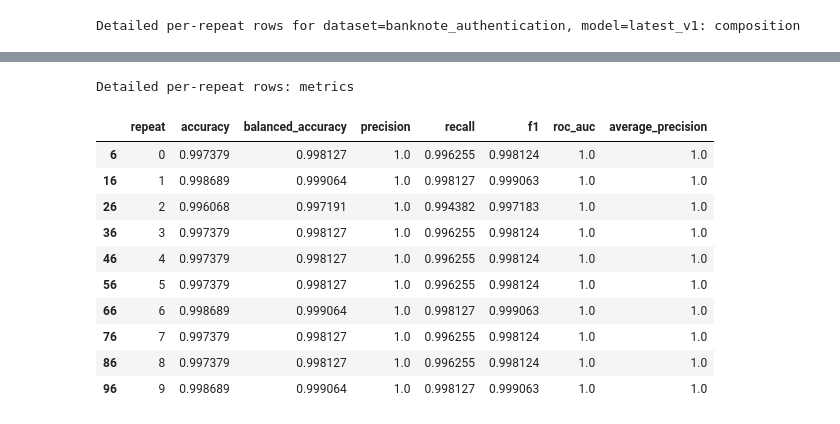
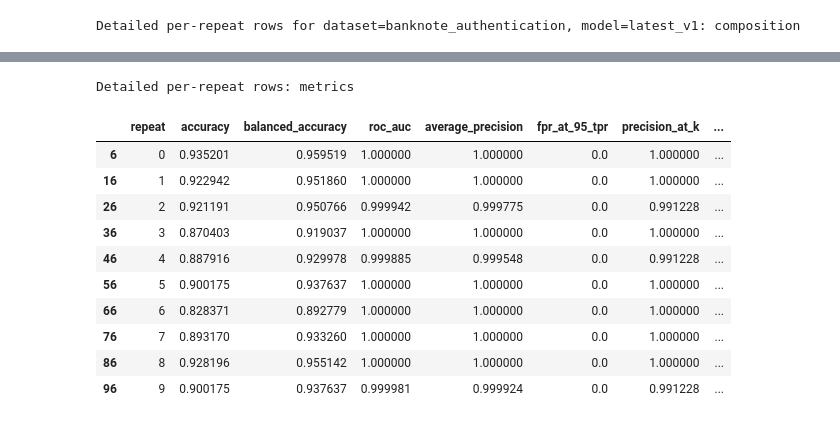
Before and after one commit to qinglong-tian/slim_pretrain, a Jupyter notebook: notebooks/benchmark/pu_classifier_playground.ipynb, the cells around one changed output, grey strips where cells are left out. Drawn from its saved outputs; the diff is of its cells as text; code cells hidden in the pictures.

```diff
--- a/notebooks/benchmark/pu_classifier_playground.ipynb
+++ b/notebooks/benchmark/pu_classifier_playground.ipynb
@@ -62,8 +61,8 @@ CHECKPOINT_PATHS = {
 DEVICE = 'auto'  # auto | cpu | cuda | mps
 
 # PU protocol config
-LP_UP_RATIO = (7, 3)  # 40% labeled-positive, 60% unlabeled-positive
-UNLABELED_OUTLIER_FRACTION = 0.7
+LP_UP_RATIO = (4, 6)  # 40% labeled-positive, 60% unlabeled-positive
+UNLABELED_OUTLIER_FRACTION = 0.2
 DEFAULT_INLIER_CLASS = 0
 INLIER_CLASS_BY_DATASET: Dict[str, int] = {
     # Override per dataset if needed (values must be 0 or 1 after binary coercion).
@@ -76,9 +75,10 @@ INLIER_CLASS_BY_DATASET: Dict[str, int] = {
 
 NUM_REPEATS = 10
 BASE_SEED = 20260219
-THRESHOLD = 0.50
+# Outlier evaluation uses logit scores (threshold-free ranking metrics).
 USE_STANDARD_SCALER = False
 MAX_FEATURES: Optional[int] = None
+MAX_POSITIVE: Optional[int] = 800  # e.g., 300; sample positives first, then split by LP_UP_RATIO
 
 OPENML_CACHE_DIR = repo_root / '.cache' / 'openml'
 OPENML_CACHE_DIR.mkdir(parents=True, exist_ok=True)
@@ -577,6 +642,7 @@ for repeat_idx in range(NUM_REPEATS):
             labeled_positive_fraction=labeled_positive_fraction,
             unlabeled_outlier_fraction=UNLABELED_OUTLIER_FRACTION,
             seed=split_seed,
+            max_positive=MAX_POSITIVE,
         )
 
         for model_name, clf in models.items():
@@ -585,7 +651,6 @@ for repeat_idx in range(NUM_REPEATS):
                 X_labeled_pos=pu['X_labeled_pos'],
                 X_unlabeled=pu['X_unlabeled'],
                 y_unlabeled_true=pu['y_unlabeled_true'],
-                threshold=THRESHOLD,
                 use_standard_scaler=USE_STANDARD_SCALER,
             )
 
@@ -601,6 +666,8 @@ for repeat_idx in range(NUM_REPEATS):
                     'outlier_raw_label': str(ds['inverse_label_mapping'].get(1 - inlier_class, 'unknown')),
                     'n_rows': int(ds['n_rows']),
                     'n_features': int(ds['n_features']),
+                    'n_positive_total': int(pu['n_positive_total']),
+                    'n_positive_sampled': int(pu['n_positive_sampled']),
                     'n_labeled_pos': int(pu['n_labeled_pos']),
                     'n_unlabeled_pos': int(pu['n_unlabeled_pos']),
                     'n_unlabeled_out': int(pu['n_unlabeled_out']),
@@ -618,15 +685,16 @@ if repeat_results_df.empty:
 print('\nPer-repeat snapshot (first 20 rows): identifiers + composition')
 repeat_view_cols = [
     'repeat', 'dataset', 'model', 'inlier_raw_label', 'outlier_raw_label',
-    'n_labeled_pos', 'n_unlabeled_pos', 'n_unlabeled_out', 'n_unlabeled_total',
-    'actual_unlabeled_outlier_fraction',
+    'n_positive_total', 'n_positive_sampled', 'n_labeled_pos', 'n_unlabeled_pos',
+    'n_unlabeled_out', 'n_unlabeled_total', 'actual_unlabeled_outlier_fraction',
 ]
 display(repeat_results_df[repeat_view_cols].head(20))
 
 print('Per-repeat snapshot (first 20 rows): metrics')
 repeat_metric_cols = [
     'repeat', 'dataset', 'model',
-    'accuracy', 'balanced_accuracy', 'precision', 'recall', 'f1', 'roc_auc', 'average_precision',
+    'accuracy', 'balanced_accuracy', 'roc_auc', 'average_precision', 'fpr_at_95_tpr',
+    'precision_at_k', 'recall_at_k', 'outlier_score_gap',
 ]
 display(repeat_results_df[repeat_metric_cols].head(20))
 # %% [output]
@@ -681,14 +749,17 @@ Per-repeat snapshot (first 20 rows): metrics
 metric_cols = [
     'accuracy',
     'balanced_accuracy',
-    'precision',
-    'recall',
-    'f1',
     'roc_auc',
     'average_precision',
+    'fpr_at_95_tpr',
+    'precision_at_k',
+    'recall_at_k',
+    'outlier_score_gap',
 ]
 
 composition_cols = [
+    'n_positive_total',
+    'n_positive_sampled',
     'n_labeled_pos',
     'n_unlabeled_pos',
     'n_unlabeled_out',
@@ -716,14 +787,16 @@ summary_df = avg_metrics_df.merge(std_metrics_df, on=['dataset', 'model'], how='
 print('Average over repeats: compact metric view')
 summary_metric_view_cols = [
     'dataset', 'model',
-    'roc_auc', 'average_precision', 'f1', 'balanced_accuracy', 'accuracy', 'precision', 'recall',
+    'accuracy', 'balanced_accuracy', 'roc_auc', 'average_precision', 'fpr_at_95_tpr',
+    'precision_at_k', 'recall_at_k', 'outlier_score_gap',
 ]
 display(summary_df[summary_metric_view_cols].sort_values(['dataset', 'model']))
 
 print('Average over repeats: PU composition view')
 summary_composition_view_cols = [
     'dataset', 'model',
-    'n_labeled_pos', 'n_unlabeled_pos', 'n_unlabeled_out', 'n_unlabeled_total',
+    'n_positive_total', 'n_positive_sampled', 'n_labeled_pos', 'n_unlabeled_pos',
+    'n_unlabeled_out', 'n_unlabeled_total',
     'requested_unlabeled_outlier_fraction', 'actual_unlabeled_outlier_fraction',
 ]
 display(summary_df[summary_composition_view_cols].sort_values(['dataset', 'model']))
@@ -801,13 +874,15 @@ detailed_df = repeat_results_df[
     & (repeat_results_df['model'] == example_model)
 ].sort_values('repeat')
 display(detailed_df[[
-    'repeat', 'split_seed', 'n_labeled_pos', 'n_unlabeled_pos', 'n_unlabeled_out',
+    'repeat', 'split_seed', 'n_positive_total', 'n_positive_sampled',
+    'n_labeled_pos', 'n_unlabeled_pos', 'n_unlabeled_out',
     'n_unlabeled_total', 'actual_unlabeled_outlier_fraction',
 ]])
 
 print('Detailed per-repeat rows: metrics')
 display(detailed_df[[
-    'repeat', 'accuracy', 'balanced_accuracy', 'precision', 'recall', 'f1', 'roc_auc', 'average_precision',
+    'repeat', 'accuracy', 'balanced_accuracy', 'roc_auc', 'average_precision', 'fpr_at_95_tpr',
+    'precision_at_k', 'recall_at_k', 'outlier_score_gap',
 ]])
 # %% [output]
 Detailed per-repeat rows for dataset=banknote_authentication, model=latest_v1: composition
@@ -825,12 +900,12 @@ Detailed per-repeat rows for dataset=banknote_authentication, model=latest_v1: c
 Detailed per-repeat rows: metrics
-|  | repeat | accuracy | balanced_accuracy | precision | recall | f1 | roc_auc | average_precision |
-| 6 | 0 | 0.997379 | 0.998127 | 1.0 | 0.996255 | 0.998124 | 1.0 | 1.0 |
-| 16 | 1 | 0.998689 | 0.999064 | 1.0 | 0.998127 | 0.999063 | 1.0 | 1.0 |
-| 26 | 2 | 0.996068 | 0.997191 | 1.0 | 0.994382 | 0.997183 | 1.0 | 1.0 |
-| 36 | 3 | 0.997379 | 0.998127 | 1.0 | 0.996255 | 0.998124 | 1.0 | 1.0 |
-| 46 | 4 | 0.997379 | 0.998127 | 1.0 | 0.996255 | 0.998124 | 1.0 | 1.0 |
-| 56 | 5 | 0.997379 | 0.998127 | 1.0 | 0.996255 | 0.998124 | 1.0 | 1.0 |
-| 66 | 6 | 0.998689 | 0.999064 | 1.0 | 0.998127 | 0.999063 | 1.0 | 1.0 |
-| 76 | 7 | 0.997379 | 0.998127 | 1.0 | 0.996255 | 0.998124 | 1.0 | 1.0 |
-| 86 | 8 | 0.997379 | 0.998127 | 1.0 | 0.996255 | 0.998124 | 1.0 | 1.0 |
-| 96 | 9 | 0.998689 | 0.999064 | 1.0 | 0.998127 | 0.999063 | 1.0 | 1.0 |
+|  | repeat | accuracy | balanced_accuracy | roc_auc | average_precision | fpr_at_95_tpr | precision_at_k | ... |
+| 6 | 0 | 0.935201 | 0.959519 | 1.000000 | 1.000000 | 0.0 | 1.000000 | ... |
+| 16 | 1 | 0.922942 | 0.951860 | 1.000000 | 1.000000 | 0.0 | 1.000000 | ... |
+| 26 | 2 | 0.921191 | 0.950766 | 0.999942 | 0.999775 | 0.0 | 0.991228 | ... |
+| 36 | 3 | 0.870403 | 0.919037 | 1.000000 | 1.000000 | 0.0 | 1.000000 | ... |
+| 46 | 4 | 0.887916 | 0.929978 | 0.999885 | 0.999548 | 0.0 | 0.991228 | ... |
+| 56 | 5 | 0.900175 | 0.937637 | 1.000000 | 1.000000 | 0.0 | 1.000000 | ... |
+| 66 | 6 | 0.828371 | 0.892779 | 1.000000 | 1.000000 | 0.0 | 1.000000 | ... |
+| 76 | 7 | 0.893170 | 0.933260 | 1.000000 | 1.000000 | 0.0 | 1.000000 | ... |
+| 86 | 8 | 0.928196 | 0.955142 | 1.000000 | 1.000000 | 0.0 | 1.000000 | ... |
+| 96 | 9 | 0.900175 | 0.937637 | 0.999981 | 0.999924 | 0.0 | 0.991228 | ... |
```
Also changed, not shown: parts of 9 cells of this notebook, 1 other file.
